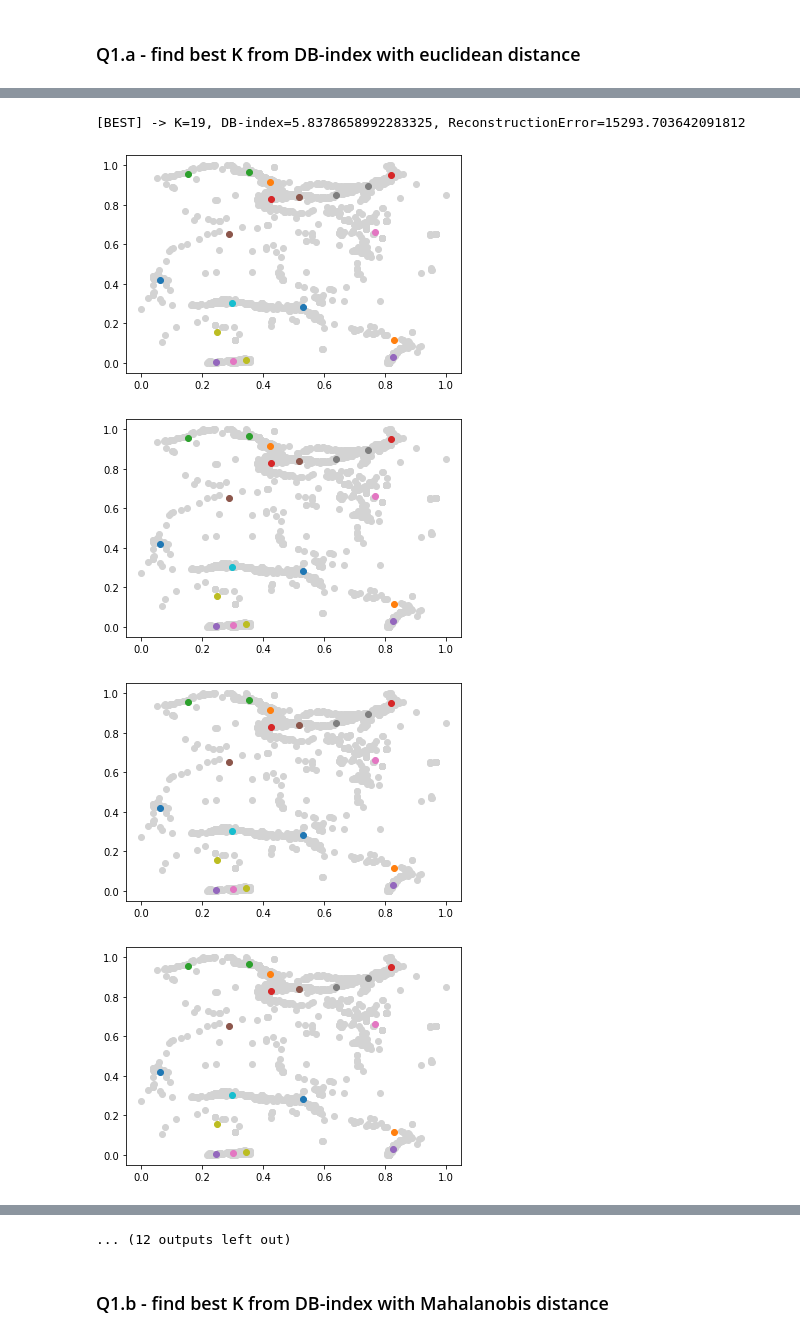
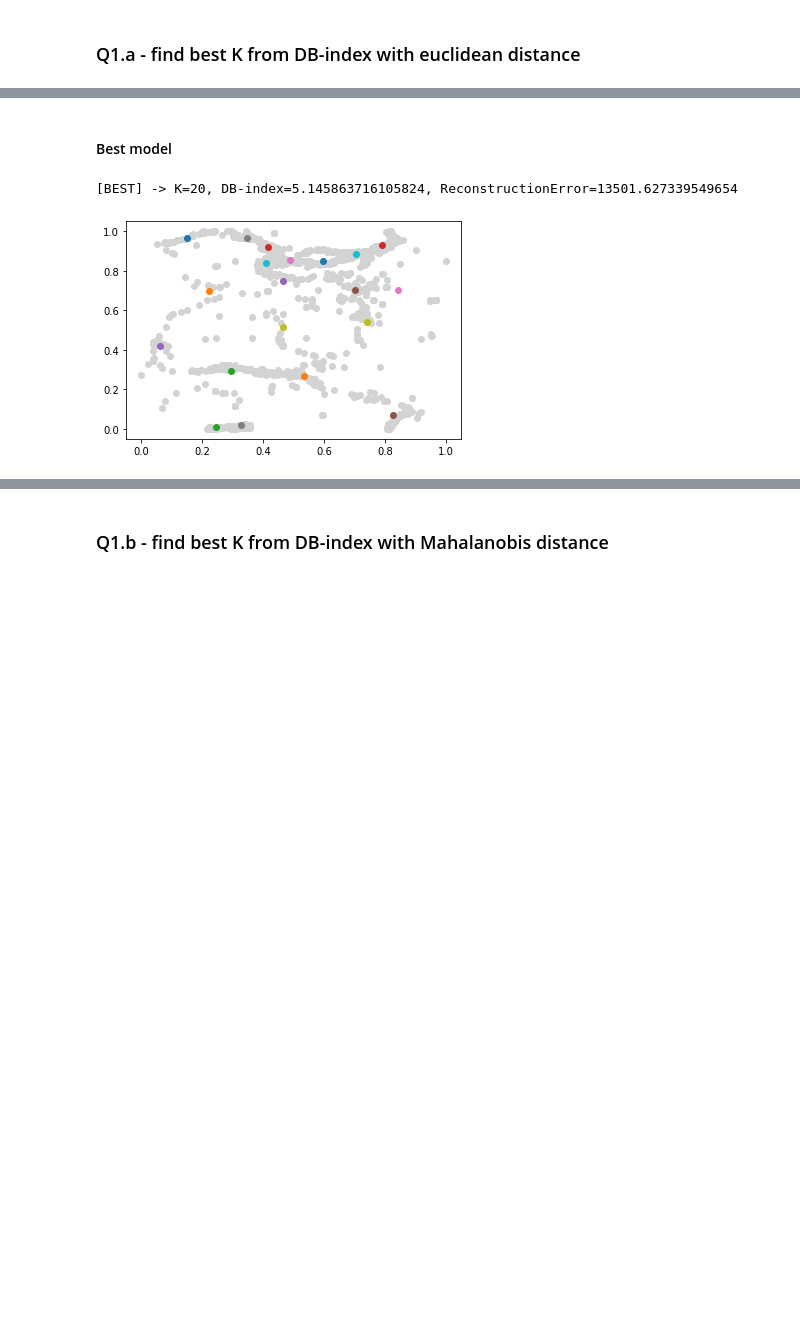
Before and after one commit to jeffcav/ml-from-scratch, a Jupyter notebook: list6.ipynb, the cells around one changed output, grey strips where cells are left out. Cells and saved outputs as stored; diff of their text form; code cells hidden in the pictures; blank space fills up the shorter version.

```diff
--- a/list6.ipynb
+++ b/list6.ipynb
@@ -29,0 +21,2 @@ X_scaled = scaler.transform(X)
+# %%
+X_quake, _ = load_csv('./datasets/quake.csv', no_output=True)
@@ -31,21 +29,30 @@ X_scaled = scaler.transform(X)
 ### Q1.a - find best K from DB-index with euclidean distance
 # %%
 best_k = None
-best_db_index = None
-best_err = None
-best_centroids = None
+best_model = None
+best_global_db = None
 
 for num_clusters in np.arange(4, 21):
-    model = KMeans(num_clusters, 500)
-    err, centroids = model.fit(X_scaled)
+    best_local_k = None
+    best_local_db = None
+    best_local_model = None
 
-    db_index = model.db_index(X_scaled)
-    print(f"[K={num_clusters}] -> DB-index={db_index}, ReconstructionError={err[-1]}")
+    for i in range(20):
+        model = KMeans(num_clusters, 500, distance=EuclideanDistance)
+        err, centroids = model.fit(X_scaled)
 
-    if best_db_index is None or db_index < best_db_index:
-        best_db_index=db_index
-        best_k = num_clusters
-        best_err = err
-        best_centroids = centroids
+        db = model.db_index(X_scaled)
+
+        if best_local_db is None or db < best_local_db:
+            best_local_db = db
+            best_local_model = model
+            best_local_k = num_clusters
+
+    if best_global_db is None or best_local_db < best_global_db:
+        best_global_k = best_local_k
+        best_global_db = best_local_db
+        best_global_model = best_local_model
+
+    print(f"[K={num_clusters}] -> DB-index={best_global_db}, ReconstructionError={best_global_model.errors[-1]}")
 # %% [output]
 [K=4] -> DB-index=11.036715093880296, ReconstructionError=2333.986838639289
@@ -68,17 +75,15 @@ for num_clusters in np.arange(4, 21):
+# %% [markdown]
+#### Best model
 # %%
-print(f"[BEST] -> K={best_k}, DB-index={best_db_index}, ReconstructionError={best_err[-1]}")
+print(f"[BEST] -> K={best_global_k}, DB-index={best_global_db}, ReconstructionError={best_global_model.errors[-1]}")
 # %% [output]
-[BEST] -> K=19, DB-index=5.8378658992283325, ReconstructionError=15293.703642091812
+[BEST] -> K=20, DB-index=5.145863716105824, ReconstructionError=13501.627339549654
 # %%
 # colors = ['red', 'green']
-for iter in range(len(best_err)):
-    plt.scatter(X_scaled[:,0], X_scaled[:,1], c='lightgray')
+plt.scatter(X_scaled[:,0], X_scaled[:,1], c='lightgray')
 
-    for k in range(best_k):
-        plt.scatter(best_centroids[iter][k, 0, 0], best_centroids[iter][k, 0, 1])
-    plt.show()
+for k in range(best_global_k):
+    plt.scatter(best_global_model.centroids[k, 0, 0], best_global_model.centroids[k, 0, 1])
+plt.show()
 # %% [output]
-[figure, old version]
+[figure, new version]
-[figure, removed]
-[figure, removed]
-[figure, removed]
@@ -93,3 +90,2 @@ for iter in range(len(best_err)):
-... (12 outputs left out)
 # %% [markdown]
 ### Q1.b - find best K from DB-index with Mahalanobis distance
```
Also changed, not shown: parts of 23 cells of this notebook, 1 other file.
